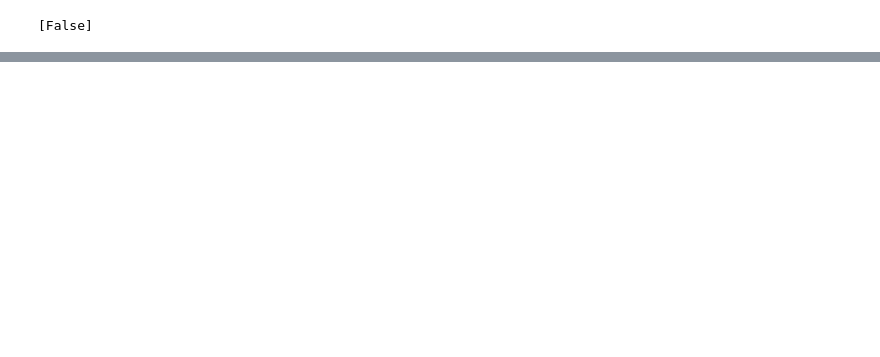
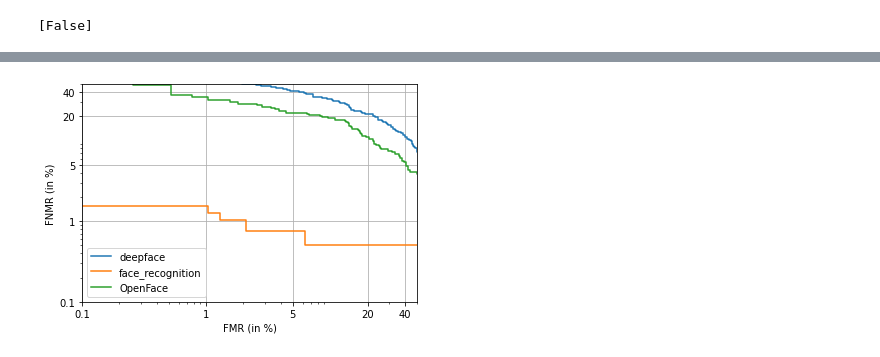
Before and after one commit to Narcissist1/02238-biometric-project, a Jupyter notebook: experiment.ipynb, the cells around one changed output, grey strips where cells are left out. Drawn from its saved outputs; the diff is of its cells as text; code cells hidden in the pictures; blank space fills up the shorter version.

```diff
--- a/experiment.ipynb
+++ b/experiment.ipynb
@@ -24,7 +17,7 @@ def faceRecognition(img1, img2, model_name, model):
     try:
         result = DeepFace.verify(img1, img2, model_name=model_name, model=model, distance_metric="euclidean")
     except ValueError:
-        return None
+        return None, None
 
-    return result['verified']
+    return result['verified'], result['distance']
 # %%
@@ -153,0 +136,3 @@ Failure to acquire rate:  0.02
+# %%
+dp_Pfa, dp_Pmiss = compute_det(np.asarray(mated_comparison(lib='deepface')), np.asarray(non_mated_comparison(lib='deepface')))
+fr_Pfa, fr_Pmiss = compute_det(np.asarray(mated_comparison(lib='face_recognition')), np.asarray(non_mated_comparison(lib='face_recognition')))
@@ -153,0 +154,34 @@ Failure to acquire rate:  0.02
+# %%
+res = []
+with open('openface_exp.txt', 'r') as f:
+    for line in f:
+        res.append(line.split(','))
+# %%
+op_Pfa, op_Pmiss = compute_det(np.asarray(res[0]), np.asarray(res[1]))
+# %%
+x_ticks = np.array([1e-7, 1e-6, 1e-5, 1e-4, 1e-3, 1e-2, 5e-2, 20e-2, 40e-2, 60e-2, 80e-2, 1])
+x_ticklabels = np.array(['0.00001', '0.0001', '0.001', '0.01', '0.1', '1', '5', '20', '40', '60', '80', '100'])
+y_ticks = np.array([1e-7, 1e-6, 1e-5, 1e-4, 1e-3, 1e-2, 5e-2, 20e-2, 40e-2, 60e-2, 80e-2, 1])
+y_ticklabels = np.array(['0.00001', '0.0001', '0.001', '0.01', '0.1', '1', '5', '20', '40', '60', '80', '100'])
+plt.plot(dp_Pfa, dp_Pmiss, label="deepface")
+plt.plot(fr_Pfa, fr_Pmiss, label="face_recognition")
+plt.plot(op_Pfa, op_Pmiss, label="OpenFace")
+plt.xscale("log")
+plt.yscale("log")
+xmin, xmax, ymin, ymax = plt.axis()
+plt.xticks(x_ticks, x_ticklabels)
+plt.yticks(y_ticks, y_ticklabels)
+plt.xlim(10 ** math.floor(math.log(xmin, 10)), 0.5)
+plt.ylim(10 ** math.floor(math.log(ymin, 10)), 0.5)
+x_label, y_label = get_axes_labels('algorithm', True)
+plt.xlabel(x_label)
+plt.ylabel(y_label)
+plt.grid(True)
+plt.legend(loc=0)
+plt.show()
+# plt.savefig("det-comp.png", format="png", bbox_inches="tight")
+plt.cla()
+plt.clf()
+plt.close()
+# %% [output]
+[figure, added]
```
Also changed, not shown: parts of 10 cells of this notebook, 12 other files.
